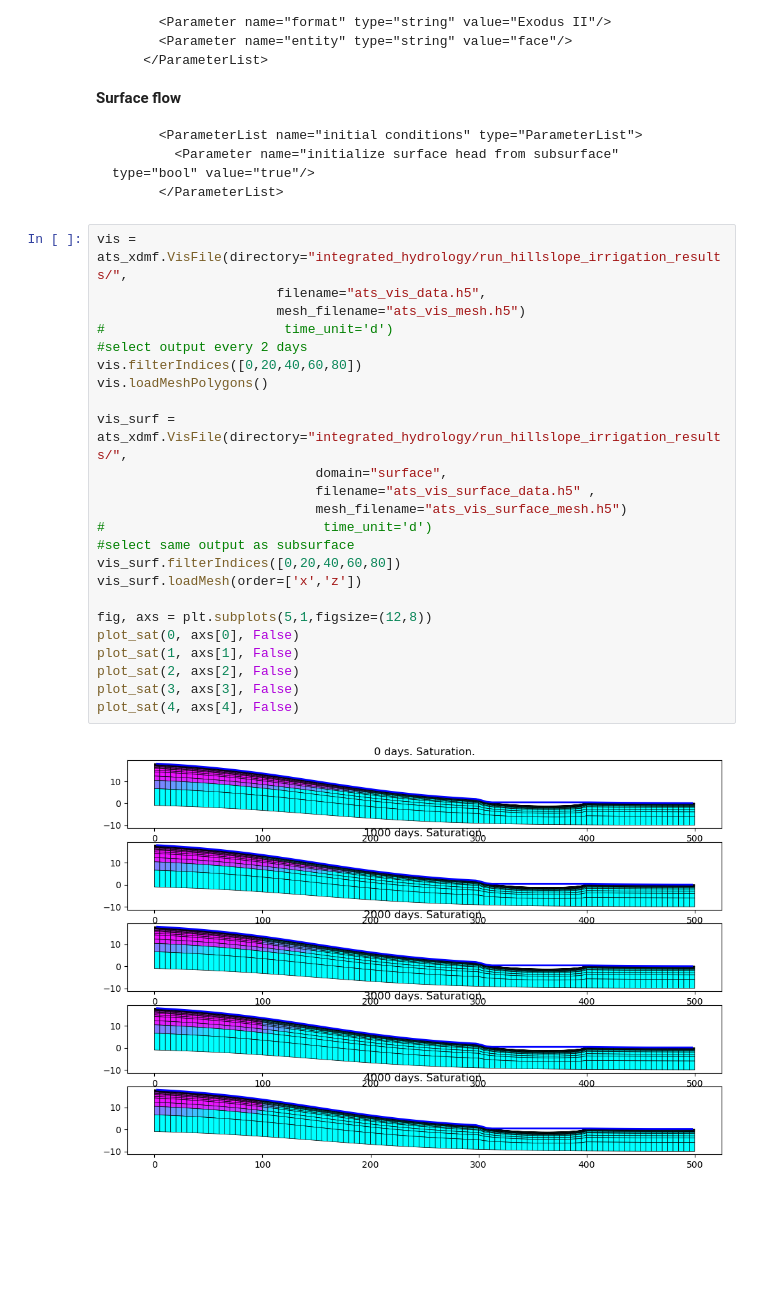
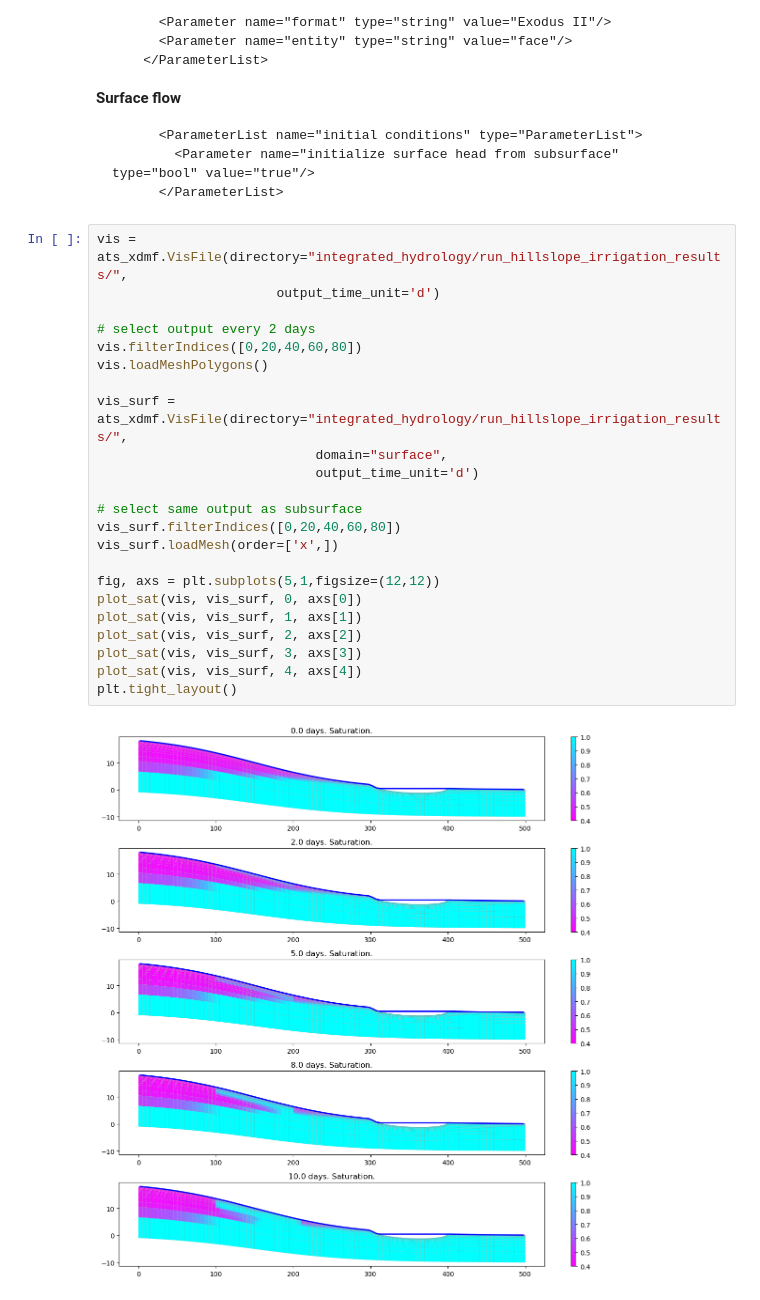
Before and after one commit to amanzi/ats-short-course, a Jupyter notebook: 01_integrated_flow/flow.ipynb, the cells around one changed output. Cells and saved outputs as stored; diff of their text form; blank space fills up the shorter version.

````diff
--- a/01_integrated_flow/flow.ipynb
+++ b/01_integrated_flow/flow.ipynb
@@ -576,27 +573,26 @@ plot_vel(1, axs[1], True)
 ```
 # %%
 vis = ats_xdmf.VisFile(directory="integrated_hydrology/run_hillslope_irrigation_results/",
-                       filename="ats_vis_data.h5",
-                       mesh_filename="ats_vis_mesh.h5")
-#                       time_unit='d')
-#select output every 2 days
+                       output_time_unit='d')
+
+# select output every 2 days
 vis.filterIndices([0,20,40,60,80])
 vis.loadMeshPolygons()
 
 vis_surf = ats_xdmf.VisFile(directory="integrated_hydrology/run_hillslope_irrigation_results/",
                             domain="surface",
-                            filename="ats_vis_surface_data.h5" ,
-                            mesh_filename="ats_vis_surface_mesh.h5")
-#                            time_unit='d')
-#select same output as subsurface
+                            output_time_unit='d')
+
+# select same output as subsurface
 vis_surf.filterIndices([0,20,40,60,80])
-vis_surf.loadMesh(order=['x','z'])
+vis_surf.loadMesh(order=['x',])
 
-fig, axs = plt.subplots(5,1,figsize=(12,8))
-plot_sat(0, axs[0], False)
-plot_sat(1, axs[1], False)
-plot_sat(2, axs[2], False)
-plot_sat(3, axs[3], False)
-plot_sat(4, axs[4], False)
+fig, axs = plt.subplots(5,1,figsize=(12,12))
+plot_sat(vis, vis_surf, 0, axs[0])
+plot_sat(vis, vis_surf, 1, axs[1])
+plot_sat(vis, vis_surf, 2, axs[2])
+plot_sat(vis, vis_surf, 3, axs[3])
+plot_sat(vis, vis_surf, 4, axs[4])
+plt.tight_layout()
 # %% [output]
-[figure, old version]
+[figure, new version]
````
Also changed, not shown: parts of 7 cells of this notebook, 8 other files.
